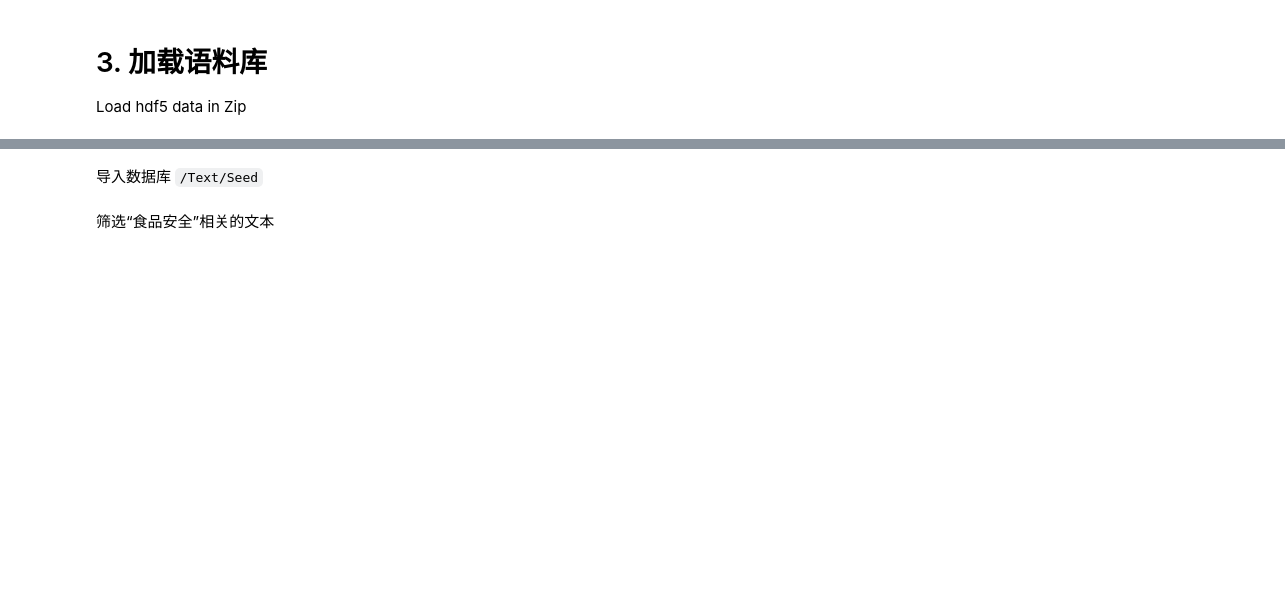
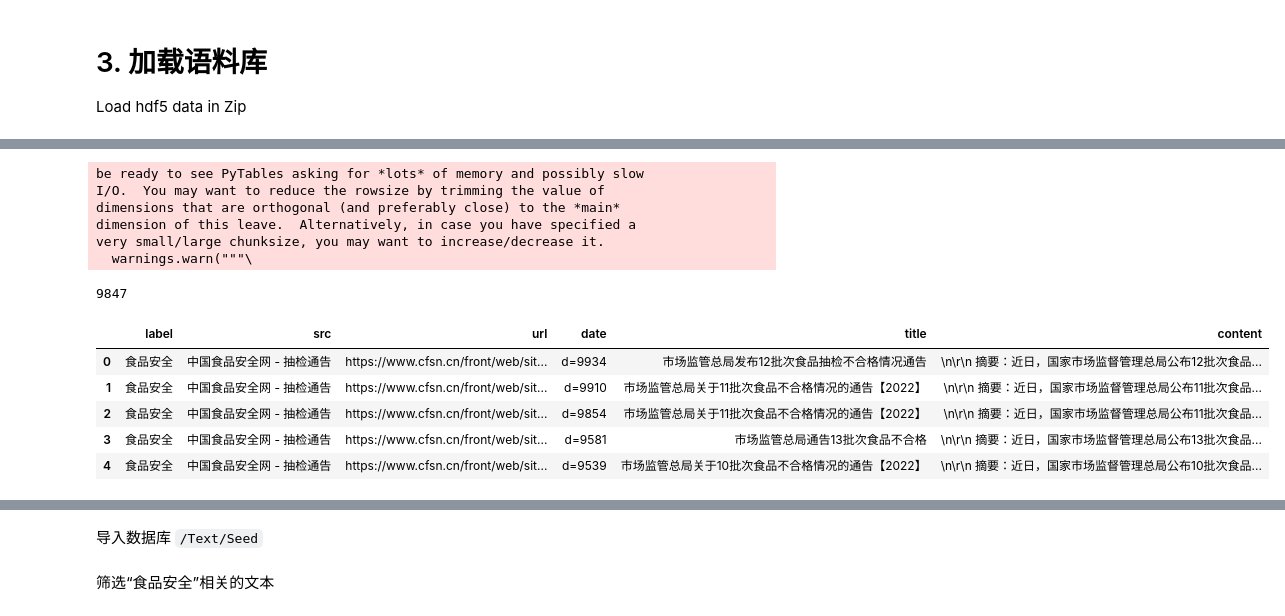
Before and after one commit to zhangys11/nlp, a Jupyter notebook: case_study/food_additives/Main.ipynb, the cells around one changed output, grey strips where cells are left out. Saved outputs shown, nothing was run; the diff lists cells and outputs as text; code cells hidden in the pictures; blank space fills up the shorter version.

```diff
--- a/case_study/food_additives/Main.ipynb
+++ b/case_study/food_additives/Main.ipynb
@@ -159,3 +151,25 @@ df.head()
+# %%
+import pandas as pd
+
+with pd.HDFStore('FoodSafetyAriticles2023.h5',  mode='r') as newstore:
+    df = newstore.select('df')
+
+print(len(df))
+df.head()
+# %% [output]
+be ready to see PyTables asking for *lots* of memory and possibly slow
+I/O.  You may want to reduce the rowsize by trimming the value of
+dimensions that are orthogonal (and preferably close) to the *main*
+dimension of this leave.  Alternatively, in case you have specified a
+very small/large chunksize, you may want to increase/decrease it.
+  warnings.warn("""\
+9847
+|  | label | src | url | date | title | content |
+| 0 | 食品安全 | 中国食品安全网 - 抽检通告 | https://www.cfsn.cn/front/web/sit... | d=9934 | 市场监管总局发布12批次食品抽检不合格情况通告 | \n\r\n 摘要：近日，国家市场监督管理总局公布12批次食品... |
+| 1 | 食品安全 | 中国食品安全网 - 抽检通告 | https://www.cfsn.cn/front/web/sit... | d=9910 | 市场监管总局关于11批次食品不合格情况的通告【2022】 | \n\r\n 摘要：近日，国家市场监督管理总局公布11批次食品... |
+| 2 | 食品安全 | 中国食品安全网 - 抽检通告 | https://www.cfsn.cn/front/web/sit... | d=9854 | 市场监管总局关于11批次食品不合格情况的通告【2022】 | \n\r\n 摘要：近日，国家市场监督管理总局公布11批次食品... |
+| 3 | 食品安全 | 中国食品安全网 - 抽检通告 | https://www.cfsn.cn/front/web/sit... | d=9581 | 市场监管总局通告13批次食品不合格 | \n\r\n 摘要：近日，国家市场监督管理总局公布13批次食品... |
+| 4 | 食品安全 | 中国食品安全网 - 抽检通告 | https://www.cfsn.cn/front/web/sit... | d=9539 | 市场监管总局关于10批次食品不合格情况的通告【2022】 | \n\r\n 摘要：近日，国家市场监督管理总局公布10批次食品... |
 # %%
 from matplotlib import pyplot as plt
 plt.figure(figsize=(15,6))
```
Also changed, not shown: parts of 23 cells of this notebook, 23 other files.
